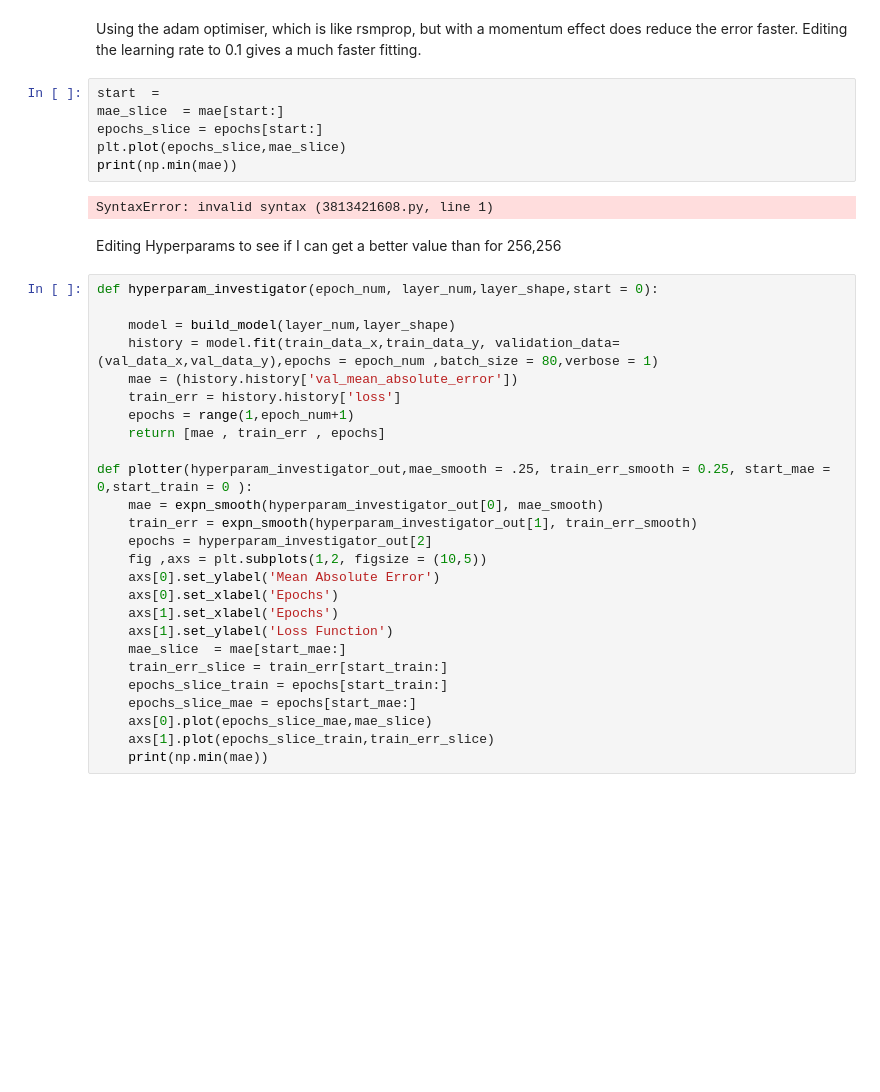
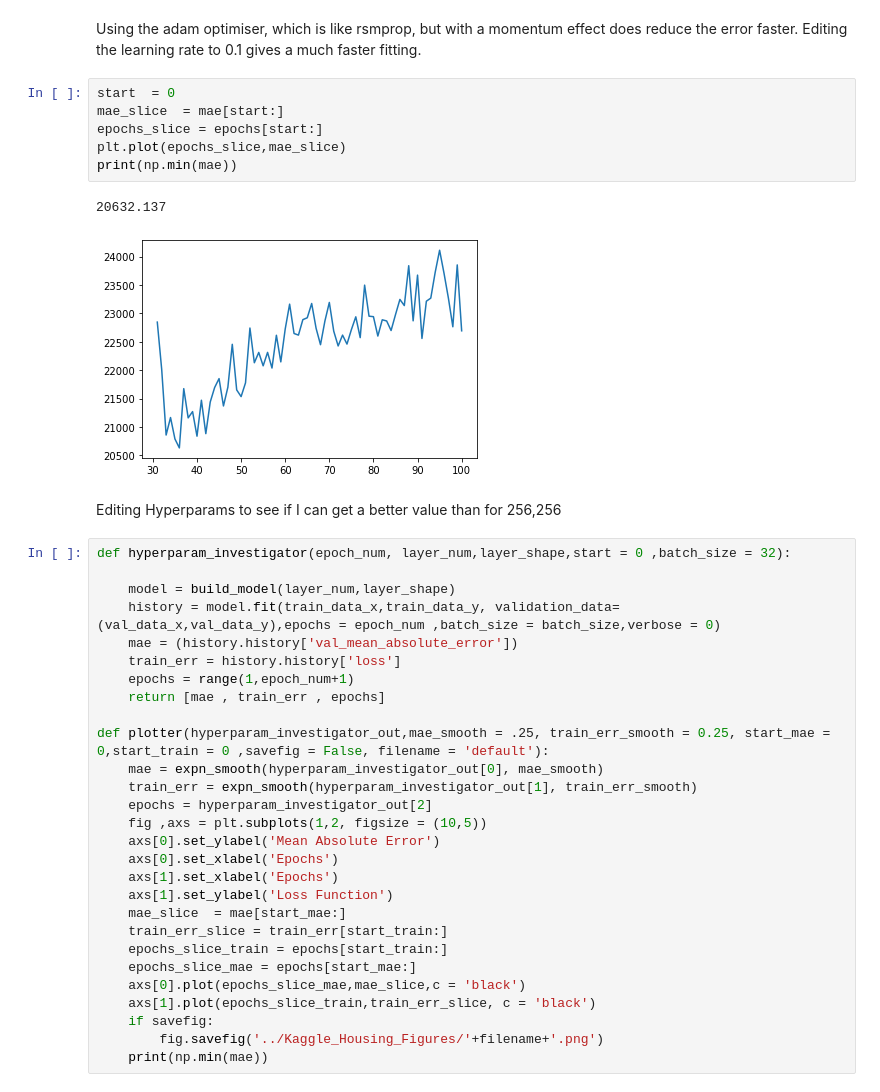
Before and after one commit to seancraven/Level-4-Masters-Project, a Jupyter notebook: Regression_House_Prices_Kaggle/Regression_Notebook.ipynb, the cells around one changed output. Cells and saved outputs as stored; diff of their text form; blank space fills up the shorter version.

```diff
--- a/Regression_House_Prices_Kaggle/Regression_Notebook.ipynb
+++ b/Regression_House_Prices_Kaggle/Regression_Notebook.ipynb
@@ -202,26 +182,27 @@ fig.savefig('../Kaggle_Housing_Figures/Inital Test.png',dpi = 300)
 # %% [markdown]
 Using the adam optimiser, which is like rsmprop, but with a momentum effect does reduce the error faster. Editing the learning rate to 0.1 gives a much faster fitting.
 # %%
-start  =
+start  = 0
 mae_slice  = mae[start:]
 epochs_slice = epochs[start:]
 plt.plot(epochs_slice,mae_slice)
 print(np.min(mae))
 # %% [output]
-SyntaxError: invalid syntax (3813421608.py, line 1)
+20632.137
+[figure, added]
 # %% [markdown]
 Editing Hyperparams to see if I can get a better value than for 256,256
 # %%
-def hyperparam_investigator(epoch_num, layer_num,layer_shape,start = 0):
+def hyperparam_investigator(epoch_num, layer_num,layer_shape,start = 0 ,batch_size = 32):
 
     model = build_model(layer_num,layer_shape)
-    history = model.fit(train_data_x,train_data_y, validation_data= (val_data_x,val_data_y),epochs = epoch_num ,batch_size = 80,verbose = 1)
+    history = model.fit(train_data_x,train_data_y, validation_data= (val_data_x,val_data_y),epochs = epoch_num ,batch_size = batch_size,verbose = 0)
     mae = (history.history['val_mean_absolute_error'])
     train_err = history.history['loss']
     epochs = range(1,epoch_num+1)
     return [mae , train_err , epochs]
 
-def plotter(hyperparam_investigator_out,mae_smooth = .25, train_err_smooth = 0.25, start_mae = 0,start_train = 0 ):
+def plotter(hyperparam_investigator_out,mae_smooth = .25, train_err_smooth = 0.25, start_mae = 0,start_train = 0 ,savefig = False, filename = 'default'):
     mae = expn_smooth(hyperparam_investigator_out[0], mae_smooth)
     train_err = expn_smooth(hyperparam_investigator_out[1], train_err_smooth)
     epochs = hyperparam_investigator_out[2]
@@ -234,6 +215,8 @@ def plotter(hyperparam_investigator_out,mae_smooth = .25, train_err_smooth = 0.2
     train_err_slice = train_err[start_train:]
     epochs_slice_train = epochs[start_train:]
     epochs_slice_mae = epochs[start_mae:]
-    axs[0].plot(epochs_slice_mae,mae_slice)
-    axs[1].plot(epochs_slice_train,train_err_slice)
+    axs[0].plot(epochs_slice_mae,mae_slice,c = 'black')
+    axs[1].plot(epochs_slice_train,train_err_slice, c = 'black')
+    if savefig:
+        fig.savefig('../Kaggle_Housing_Figures/'+filename+'.png')
     print(np.min(mae))
```
Also changed, not shown: parts of 17 cells of this notebook.
